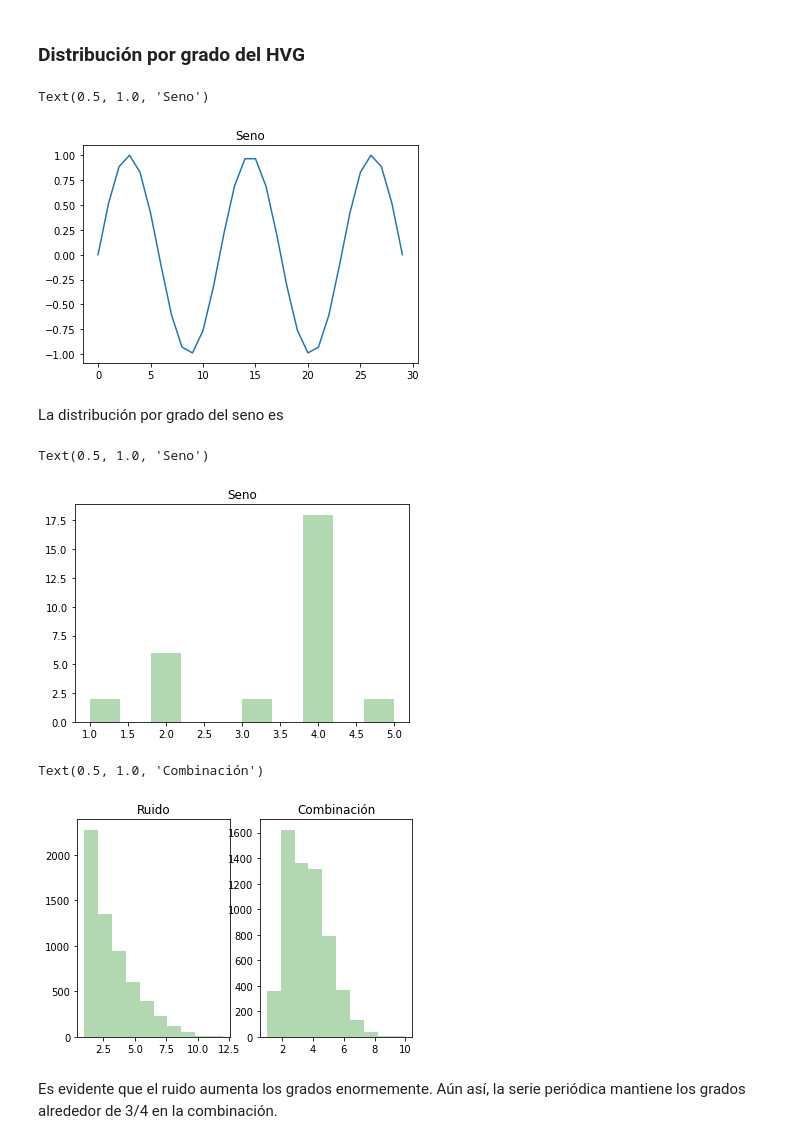
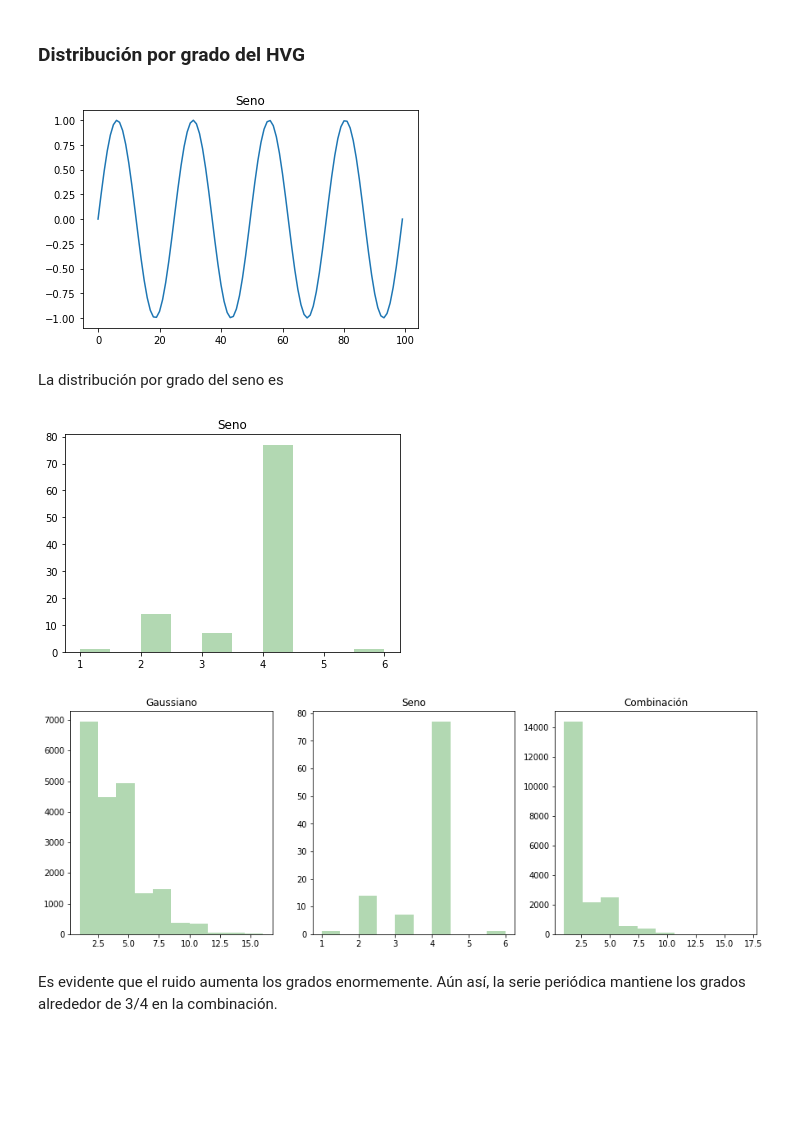
Before and after one commit to cperezln/vg_gaf, a Jupyter notebook: cristianperez/Experimentos (II).ipynb, the cells around one changed output. Cells and saved outputs as stored; diff of their text form; code cells hidden in the pictures; blank space fills up the shorter version.

```diff
--- a/cristianperez/Experimentos (II).ipynb
+++ b/cristianperez/Experimentos (II).ipynb
@@ -77,16 +77,17 @@ En este notebook vamos a estudiar las posibles propiedades del ruido blanco sobr
 ### Distribución por grado del HVG
 # %%
 # Declaración de series
-periodic = np.sin(np.linspace(0, 5*np.pi, 30))
-random_ls = [np.random.randn(30) for _ in range(200)]
+periodic = np.sin(np.linspace(0, 5*np.pi, 100))
+random_ls = [np.random.randn(100) for _ in range(200)]
 comb_ls = [periodic + random_ls[i]*0.3 for i in range(200)]
 # %%
 axse = plt.subplot(1, 1, 1)
 axse.plot(periodic)
 axse.set_title("Seno")
+plt.plot()
+plt.savefig("seno.jpg")
 # %% [output]
-Text(0.5, 1.0, 'Seno')
-[figure, old version]
+[figure, new version]
 # %% [markdown]
 La distribución por grado del seno es
 # %%
@@ -97,27 +98,35 @@ counts1, bins1 = np.histogram(degreesSin)
 ax = plt.subplot(1, 1, 1)
 plt.hist(bins1[:-1], bins1, weights=counts1, alpha=.3, color="green")
 ax.set_title("Seno")
+plt.savefig("seno_dist.jpg", bbox_inches='tight')
 # %% [output]
-Text(0.5, 1.0, 'Seno')
-[figure, old version]
+[figure, new version]
 # %%
+lsSin = [nx.Graph(np.array(hvg(i)[1])) for i in [periodic]]
+degreesSin = [[d for n, d in g.degree()] for g in lsSin]
+degreesSin = [item for row in degreesSin for item in row]
+counts1, bins1 = np.histogram(degreesSin)
 lsHG = [nx.Graph(np.array(hvg(i)[1])) for i in random_ls]
 degreesHG = [[d for n, d in g.degree()] for g in lsHG]
 degreesHG = [item for row in degreesHG for item in row]
+counts2, bins2 = np.histogram(degreesHG)
 lsHG1 = [nx.Graph(np.array(hvg(i)[1])) for i in comb_ls]
 degreesHG1 = [[d for n, d in g.degree()] for g in lsHG1]
 degreesHG1 = [item for row in degreesHG1 for item in row]
-counts2, bins2 = np.histogram(degreesHG)
 counts3, bins3 = np.histogram(degreesHG1)
-axh1 = plt.subplot(1, 2, 1)
-plt.hist(bins2[:-1], bins2, weights=counts2, alpha=.3, color="green")
-axh1.set_title("Ruido")
-axh2 = plt.subplot(1, 2, 2)
-plt.hist(bins3[:-1], bins3, weights=counts3, alpha=.3, color="green")
-axh2.set_title("Combinación")
+f, (axh1, axh2, axh3) = plt.subplots(1, 3)
+f.set_figheight(5)
+f.set_figwidth(15)
+axh1.hist(bins2[:-1], bins2, weights=counts2, alpha=.3, color="green")
+axh1.set_title("Gaussiano")
+axh2.hist(bins1[:-1], bins1, weights=counts1, alpha=.3, color="green")
+axh2.set_title("Seno")
+axh3.hist(bins2[:-1], bins3, weights=counts3, alpha=.3, color="green")
+axh3.set_title("Combinación")
+
+plt.savefig("distb.jpg", bbox_inches='tight')
 # %% [output]
-Text(0.5, 1.0, 'Combinación')
-[figure, old version]
+[figure, new version]
 # %% [markdown]
 Es evidente que el ruido aumenta los grados enormemente. Aún así, la serie periódica mantiene los grados alrededor de 3/4 en la combinación.
 # %% [markdown]
```
Also changed, not shown: parts of 3 cells of this notebook, 10 other files.
